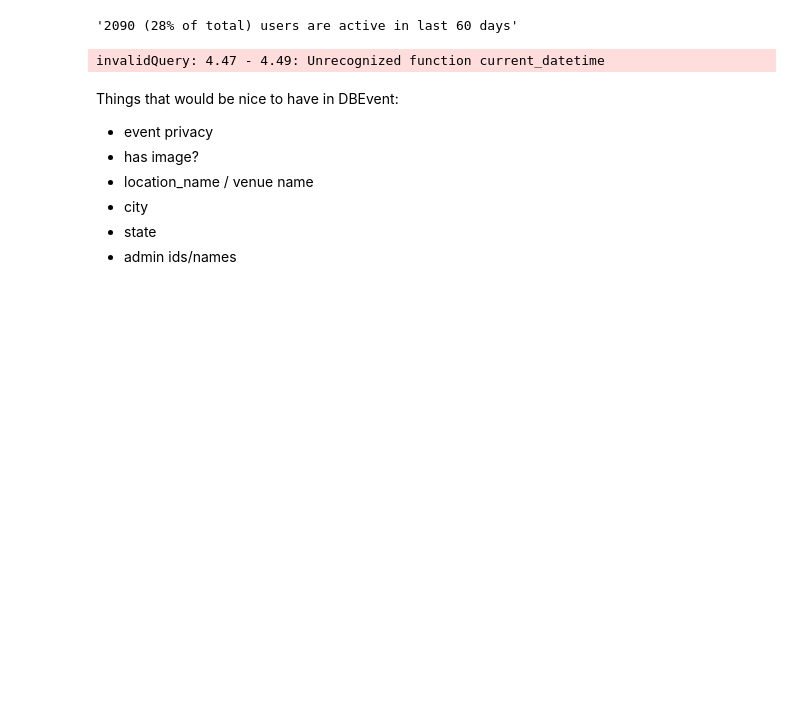
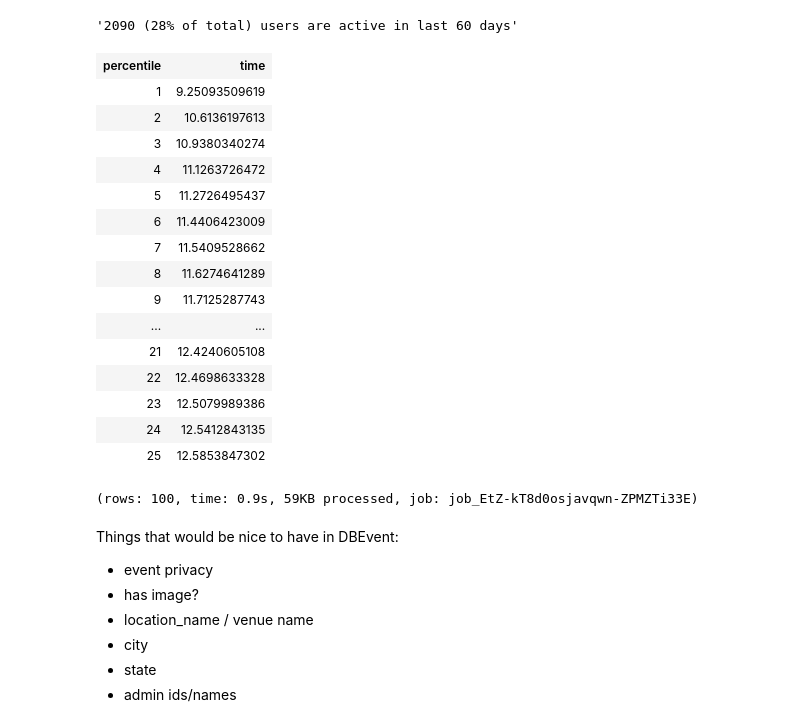
Before and after one commit to mikelambert/DanceDeets, a Jupyter notebook: DanceDeets Stats.ipynb, the cells around one changed output. Drawn from its saved outputs; the diff is of its cells as text; code cells hidden in the pictures; blank space fills up the shorter version.

```diff
--- a/DanceDeets Stats.ipynb
+++ b/DanceDeets Stats.ipynb
@@ -237,19 +237,32 @@ total = bq.Query(
 # %% [output]
 '2090 (28% of total) users are active in last 60 days'
 # %%
-%%sql --module user_accessed
+%%bigquery execute
 SELECT ROW_NUMBER() OVER (ORDER BY time) AS percentile, time
 FROM (
-  SELECT QUANTILES(LOG10(CURRENT_TIMESTAMP() - last_login_time), 10) AS time
+  SELECT QUANTILES(LOG10(CURRENT_TIMESTAMP() - last_login_time), 100) AS time
   FROM [dancedeets-hrd:dance_events.users]
 )
+# %% [output]
+| percentile | time |
+| 1 | 9.25093509619 |
+| 2 | 10.6136197613 |
+| 3 | 10.9380340274 |
+| 4 | 11.1263726472 |
+| 5 | 11.2726495437 |
+| 6 | 11.4406423009 |
+| 7 | 11.5409528662 |
+| 8 | 11.6274641289 |
+| 9 | 11.7125287743 |
+| ... | ... |
+| 21 | 12.4240605108 |
+| 22 | 12.4698633328 |
+| 23 | 12.5079989386 |
+| 24 | 12.5412843135 |
+| 25 | 12.5853847302 |
+(rows: 100, time: 0.9s, 59KB processed, job: job_EtZ-kT8d0osjavqwn-ZPMZTi33E)
 # %%
 %%chart columns --data user_accessed --fields percentile,time
-hAxis: {
-    ticks: [2015, 2016, 2017]
-}
-# %% [output]
-invalidQuery: 4.47 - 4.49: Unrecognized function current_datetime
 # %% [markdown]
 Things that would be nice to have in DBEvent:
 - event privacy
```
